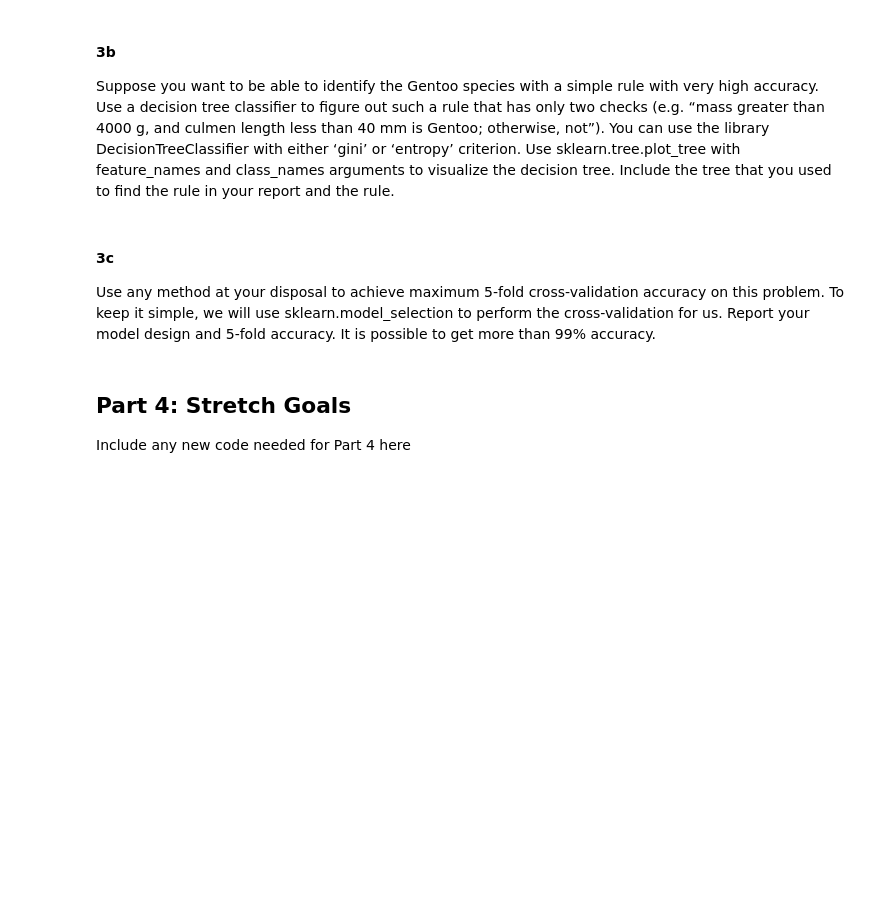
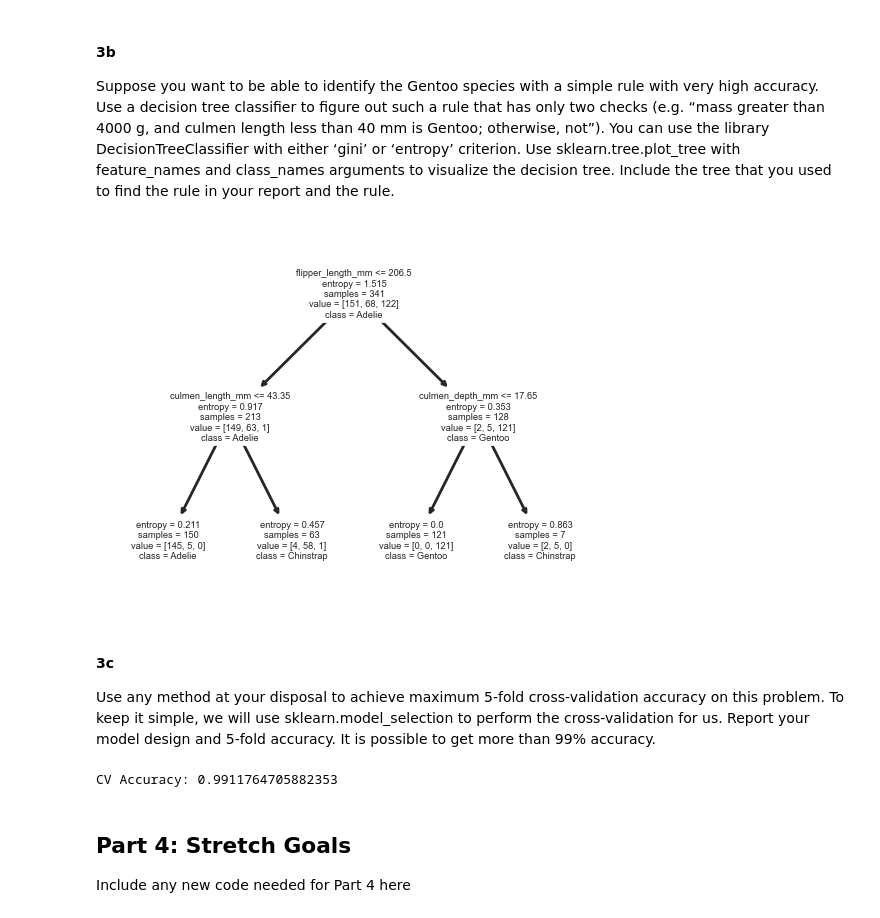
Before and after one commit to Slijeff/cs441, a Jupyter notebook: hw4/CS441_SP24_HW4_Starter.ipynb, the cells around one changed output. Saved outputs shown, nothing was run; the diff lists cells and outputs as text; code cells hidden in the pictures; blank space fills up the shorter version.

```diff
--- a/hw4/CS441_SP24_HW4_Starter.ipynb
+++ b/hw4/CS441_SP24_HW4_Starter.ipynb
@@ -332,6 +343,12 @@ def plot_scatter(feature1, feature2):
 Suppose you want to be able to identify the Gentoo species with a simple rule with very high accuracy.  Use a decision tree classifier to figure out such a rule that has only two checks (e.g. “mass greater than 4000 g, and culmen length less than 40 mm is Gentoo; otherwise, not”).   You can use the library DecisionTreeClassifier with either ‘gini’ or ‘entropy’ criterion. Use sklearn.tree.plot_tree with feature_names and class_names arguments to visualize the decision tree.  Include the tree that you used to find the rule in your report and the rule.
 # %%
 # TO DO (Train a short tree to identify a good rule, plot the tree, report the rule and its precision/recall in your report)
+from sklearn.tree import DecisionTreeClassifier, plot_tree
+X, y, feature_names, class_names = get_penguin_xy(df_penguins)
+dt = DecisionTreeClassifier(criterion='entropy', max_depth=2).fit(X, y)
+_ = plot_tree(dt, feature_names=feature_names, class_names=class_names)
+# %% [output]
+[figure, added]
 # %% [markdown]
 #### 3c
 
@@ -339,14 +356,17 @@ Use any method at your disposal to achieve maximum 5-fold cross-validation accur
 # %%
 # design a classification model, import libraries as needed
 from sklearn.model_selection import cross_val_score
+from sklearn.ensemble import RandomForestClassifier
 
 X, y, feature_names, class_names = get_penguin_xy(df_penguins)
 
 # TO DO -- choose some model and fit the data
-model = ...
+model = RandomForestClassifier(criterion='entropy', max_depth=5).fit(X, y)
 
 scores = cross_val_score(model, np.array(X), np.array(y), cv=5)
 print('CV Accuracy: {}'.format(scores.mean()))
+# %% [output]
+CV Accuracy: 0.9911764705882353
 # %% [markdown]
 ## Part 4: Stretch Goals
 Include any new code needed for Part 4 here
```
Also changed, not shown: parts of 6 cells of this notebook, 1 other file.
